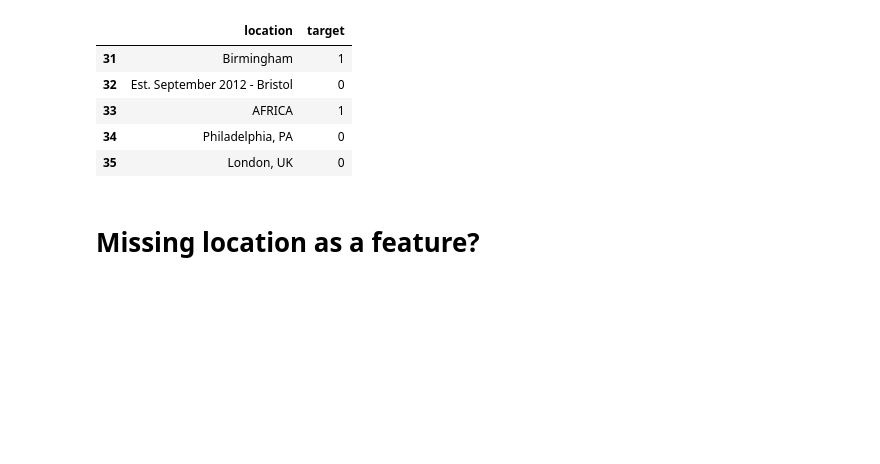
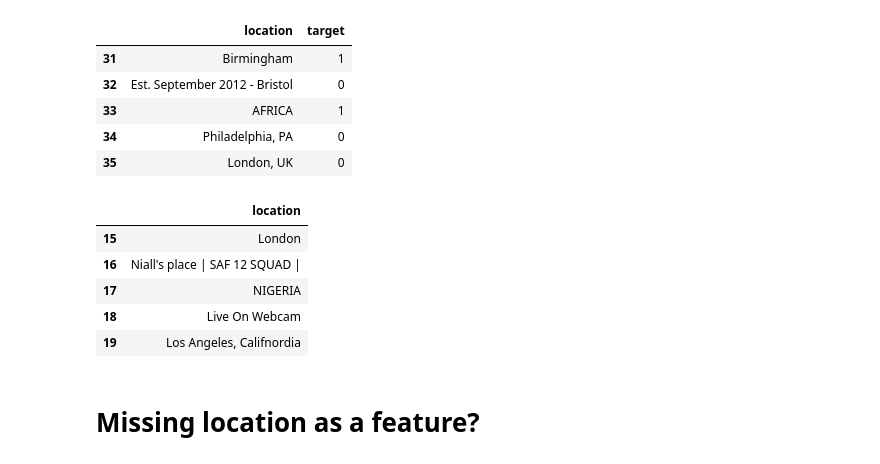
Before and after one commit to herwinvw/Real-or-Not-NLP-with-Disaster-Tweets, a Jupyter notebook: geocode_locations.ipynb, the cells around one changed output. Saved outputs shown, nothing was run; the diff lists cells and outputs as text; code cells hidden in the pictures; blank space fills up the shorter version.

```diff
--- a/geocode_locations.ipynb
+++ b/geocode_locations.ipynb
@@ -11,6 +13,8 @@ train.head()
 | 2 | 5 | NaN | NaN | All residents asked to 'shelter i... | 1 |
 | 3 | 6 | NaN | NaN | 13,000 people receive #wildfires ... | 1 |
 | 4 | 7 | NaN | NaN | Just got sent this photo from Rub... | 1 |
+# %%
+test = pd.read_csv('data/test.csv')
 # %%
 locations = train.loc[~train['location'].isnull(), ['location','target']]
 locations.head()
@@ -21,6 +25,16 @@ locations.head()
 | 33 | AFRICA | 1 |
 | 34 | Philadelphia, PA | 0 |
 | 35 | London, UK | 0 |
+# %%
+locations_test = pd.DataFrame(test.loc[~test['location'].isnull(), 'location'])
+locations_test.head()
+# %% [output]
+|  | location |
+| 15 | London |
+| 16 | Niall's place | SAF 12 SQUAD | |
+| 17 | NIGERIA |
+| 18 | Live On Webcam |
+| 19 | Los Angeles, Califnordia |
 # %% [markdown]
 # Missing location as a feature?
 # %%
```
Also changed, not shown: parts of 6 cells of this notebook, 1 other file.
